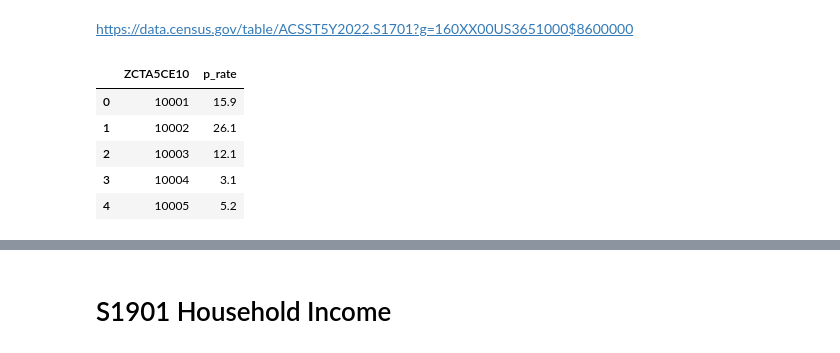
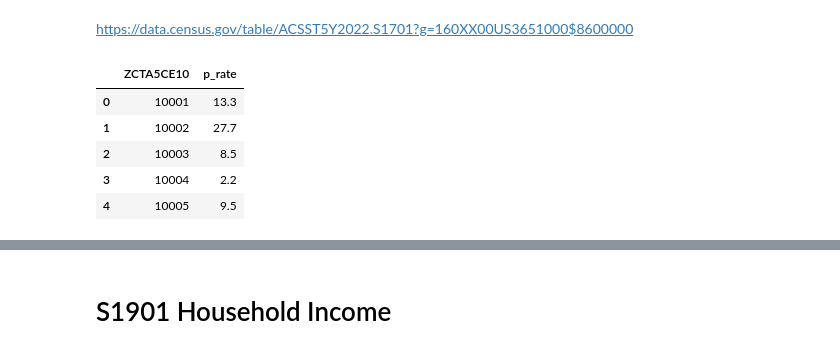
Before and after one commit to bail-reform/NYC, a Jupyter notebook: NYC_Data_Aggregation .ipynb, the cells around one changed output, grey strips where cells are left out. Cells and saved outputs as stored; diff of their text form; code cells hidden in the pictures.

```diff
--- a/NYC_Data_Aggregation .ipynb
+++ b/NYC_Data_Aggregation .ipynb
@@ -240,20 +240,20 @@ crime.tail()
 # %% [markdown]
 https://data.census.gov/table/ACSST5Y2022.S1701?g=160XX00US3651000$8600000
 # %%
-file_path = '/Users/yokij/Desktop/Capstone/NYC/NYC_ACSST5Y2022S1701.csv'
+file_path = '/Users/yokij/Desktop/Capstone/NYC/NYC_ACSST5Y2018S1701.csv'
 df = pd.read_csv(file_path, low_memory=False)
 poverty = df[['NAME', 'S1701_C03_001E']]
 poverty = poverty.iloc[1:].reset_index(drop=True)
 poverty.columns = ['ZCTA5CE10', 'p_rate']
 poverty['ZCTA5CE10'] = poverty['ZCTA5CE10'].str.replace('ZCTA5 ', '')
 poverty.head()
 # %% [output]
 |  | ZCTA5CE10 | p_rate |
-| 0 | 10001 | 15.9 |
-| 1 | 10002 | 26.1 |
-| 2 | 10003 | 12.1 |
-| 3 | 10004 | 3.1 |
-| 4 | 10005 | 5.2 |
+| 0 | 10001 | 13.3 |
+| 1 | 10002 | 27.7 |
+| 2 | 10003 | 8.5 |
+| 3 | 10004 | 2.2 |
+| 4 | 10005 | 9.5 |
 # %%
 crime = crime.merge(poverty, on = 'ZCTA5CE10', how = 'outer')
 crime.head()
```
Also changed, not shown: parts of 8 cells of this notebook.
